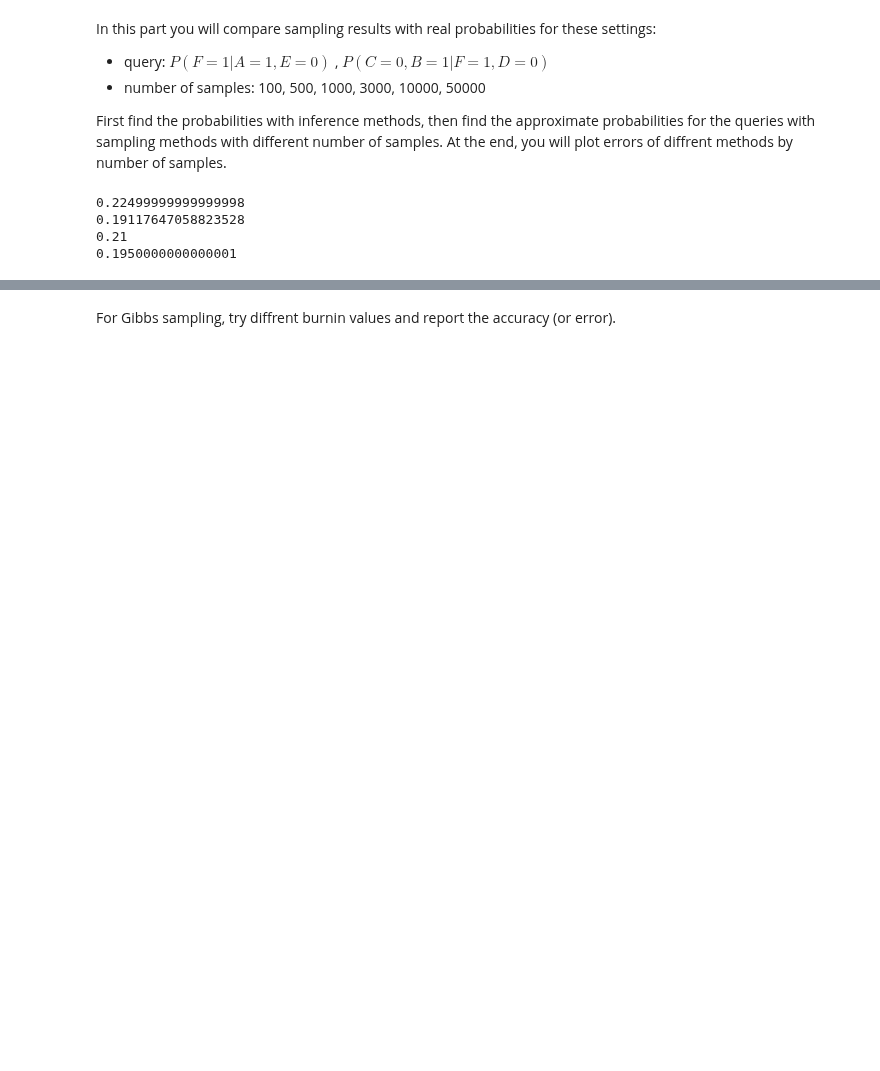
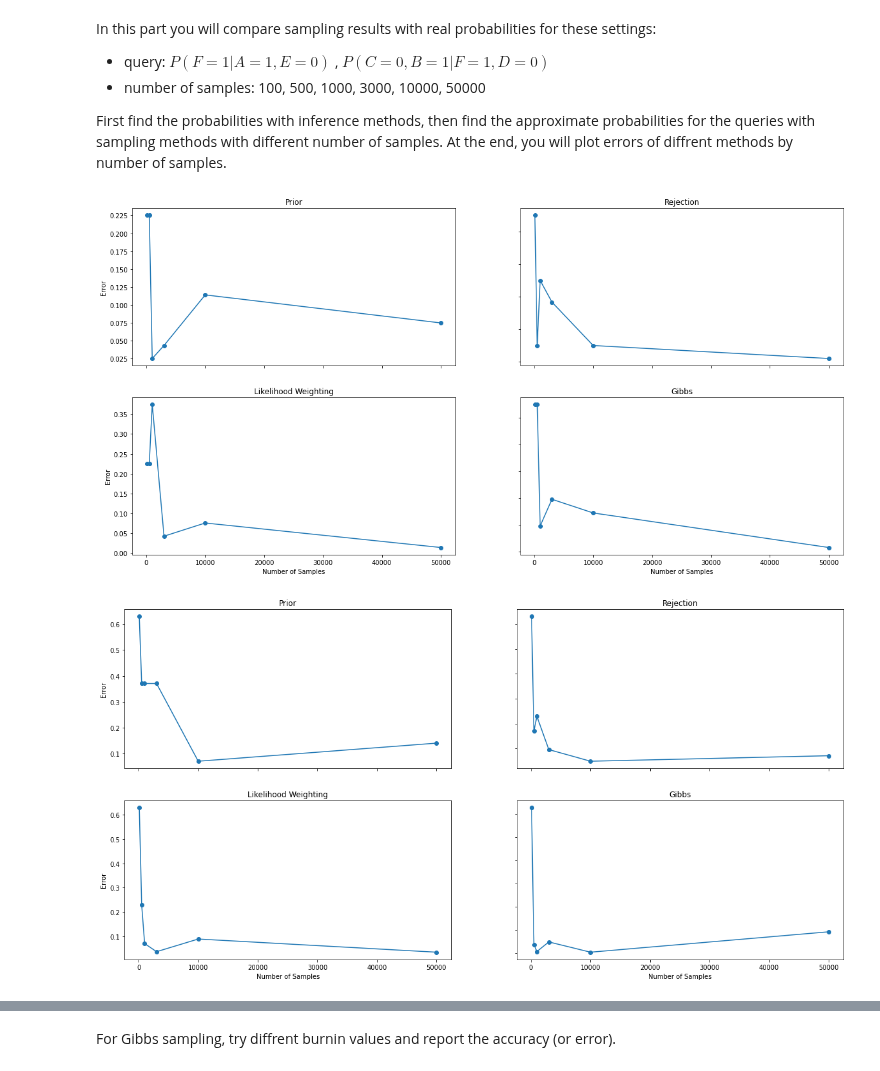
Before and after one commit to Parsa2820/ai-projects, a Jupyter notebook: projects/3/Practical/questions.ipynb, the cells around one changed output, grey strips where cells are left out. Cells and saved outputs as stored; diff of their text form; code cells hidden in the pictures; blank space fills up the shorter version.

Commit message:
Report sampling errors

```diff
--- a/projects/3/Practical/questions.ipynb
+++ b/projects/3/Practical/questions.ipynb
@@ -633,22 +653,3 @@ In this part you will compare sampling results with real probabilities for these
 * number of samples: 100, 500, 1000, 3000, 10000, 50000
 
 First find the probabilities with inference methods, then find the approximate probabilities for the queries with sampling methods with different number of samples. At the end, you will plot errors of diffrent methods by number of samples.
-# %%
-############################################################
-# x-axis: number of samples                                #
-# y-axis: error                                            #
-# Your plot have to contain errors for all diffrent        #
-# methods of sampling that you've implemented (3 Points)   #
-############################################################
-
-#Your code
-bn = BN()
-print(bn.pmf(('F', 1), [('A', 1), ('E', 0)]))
-print(bn.sampling([('F', 1)], [('A', 1), ('E', 0)], "Prior", 200))
-print(bn.sampling([('F', 1)], [('A', 1), ('E', 0)], "Rejection", 200))
-print(bn.sampling([('F', 1)], [('A', 1), ('E', 0)], "Likelihood Weighting", 200))
-# %% [output]
-0.22499999999999998
-0.19117647058823528
-0.21
-0.1950000000000001
@@ -657,2 +681,29 @@ print(bn.sampling([('F', 1)], [('A', 1), ('E', 0)], "Likelihood Weighting", 200)
+# %%
+# extra space
+queries = [
+    {
+        'q': [('F', 1)],
+        'e': [('A', 1), ('E', 0)]
+    },
+    {
+        'q': [('C', 0), ('B', 1)],
+        'e': [('F', 1), ('D', 0)]
+    }
+]
+
+for query in queries:
+    pmf = bn.pmf_multiple_query(query['q'], query['e'])
+    fig, axs = plt.subplots(2, 2, figsize=(20, 10))
+    for idx, sampling_method in enumerate(SAMPLING_METHODS):
+        error_list = []
+        for num_iter in SAMPLING_NUMBERS:
+            approximate = bn.sampling(query['q'], query['e'], sampling_method, num_iter//100)
+            error_list.append(abs(pmf - approximate))
+        plot_error(sampling_method, SAMPLING_NUMBERS, error_list, axs, idx)
+    set_labels(axs)
+    plt.show()
+# %% [output]
+[figure, added]
+[figure, added]
 # %%
 # extra space
```
Also changed, not shown: parts of 7 cells of this notebook, 1 other file.
